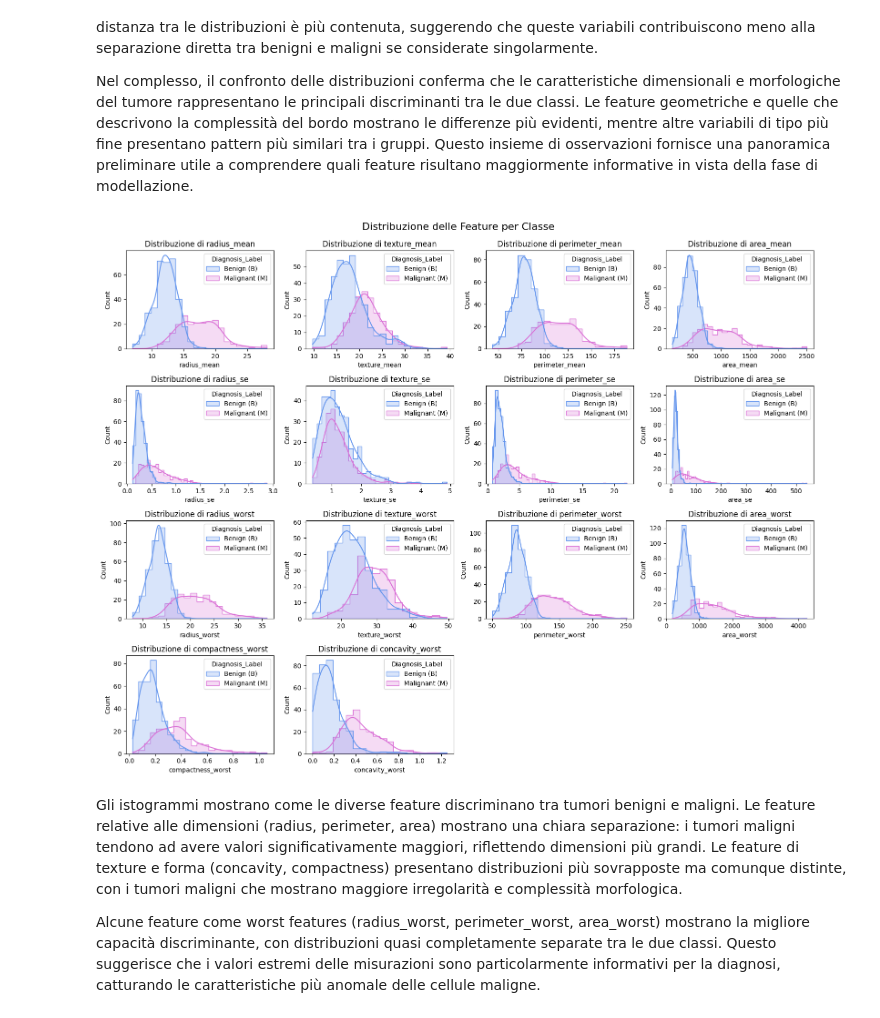
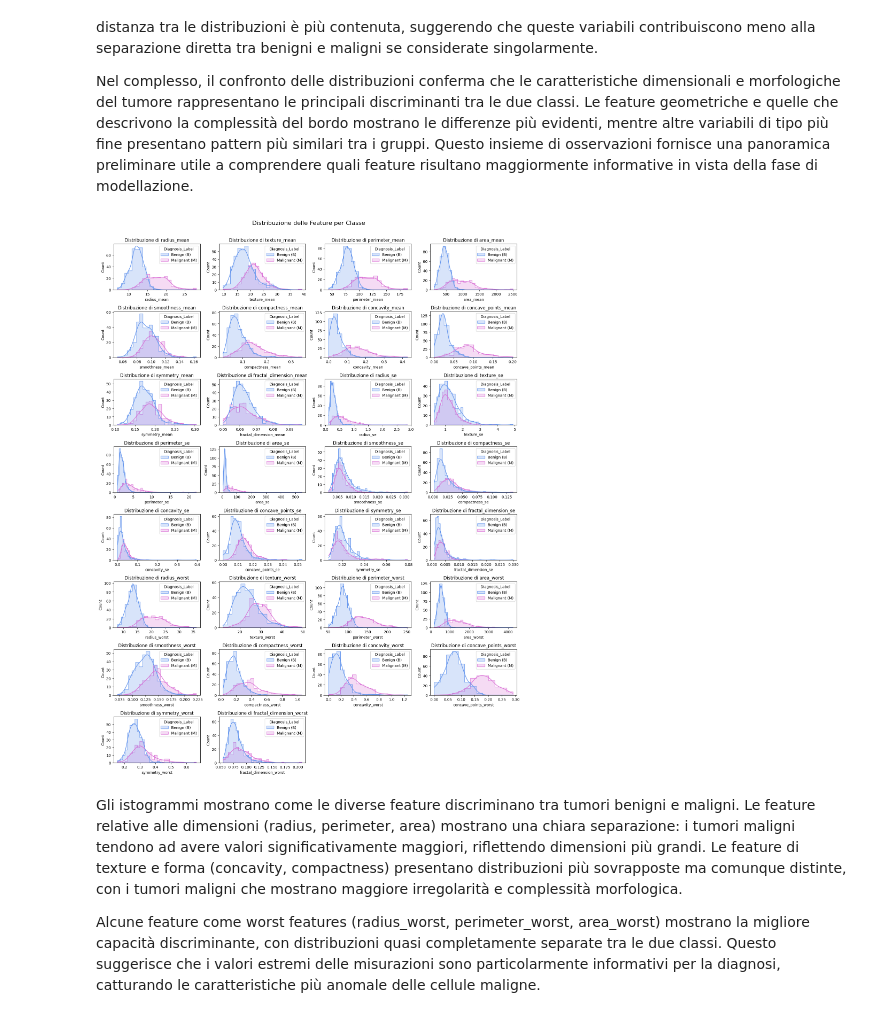
Before and after one commit to Pandanna/Data-Mining-Project, a Jupyter notebook: Cancer_dataset.ipynb, the cells around one changed output. Saved outputs shown, nothing was run; the diff lists cells and outputs as text; code cells hidden in the pictures.

```diff
--- a/Cancer_dataset.ipynb
+++ b/Cancer_dataset.ipynb
@@ -124,7 +124,7 @@ else:
 # Rimuove feature con varianza < 0.01 che non portano informazione utile
 
 X_temp = df.drop(class_column_name, axis=1)
-var_selector = VarianceThreshold(threshold=0.01)
+var_selector = VarianceThreshold(threshold=0.0)
 var_selector.fit(X_temp)
 
 low_var_features = X_temp.columns[~var_selector.get_support()].tolist()
@@ -213,25 +212,25 @@ Nel complesso, il confronto delle distribuzioni conferma che le caratteristiche
 # %%
 ## --- Istogrammi Distribuzioni Feature ---
 # Visualizza come le feature discriminano tra classi
 
-plt.figure(figsize=(16, 12))
+plt.figure(figsize=(16, 25))
 for i, feature in enumerate(feature_column_names):
-    plt.subplot(4, 4, i + 1)
+    plt.subplot(10, 4, i + 1)
     sns.histplot(
         df_plot,
         x=feature,
         hue='Diagnosis_Label',
         kde=True,
-        palette=colors,
+        palette=color_map_dict,
         element='step'
     )
     plt.title(f'Distribuzione di {feature}')
 
 plt.tight_layout()
 plt.suptitle('Distribuzione delle Feature per Classe', y=1.02, fontsize=16)
 plt.show()
 # %% [output]
-[figure, old version]
+[figure, new version]
 # %% [markdown]
 Gli istogrammi mostrano come le diverse feature discriminano tra tumori benigni e maligni. Le feature relative alle dimensioni (radius, perimeter, area) mostrano una chiara separazione: i tumori maligni tendono ad avere valori significativamente maggiori, riflettendo dimensioni più grandi. Le feature di texture e forma (concavity, compactness) presentano distribuzioni più sovrapposte ma comunque distinte, con i tumori maligni che mostrano maggiore irregolarità e complessità morfologica.
 
```
Also changed, not shown: parts of 22 cells of this notebook.
